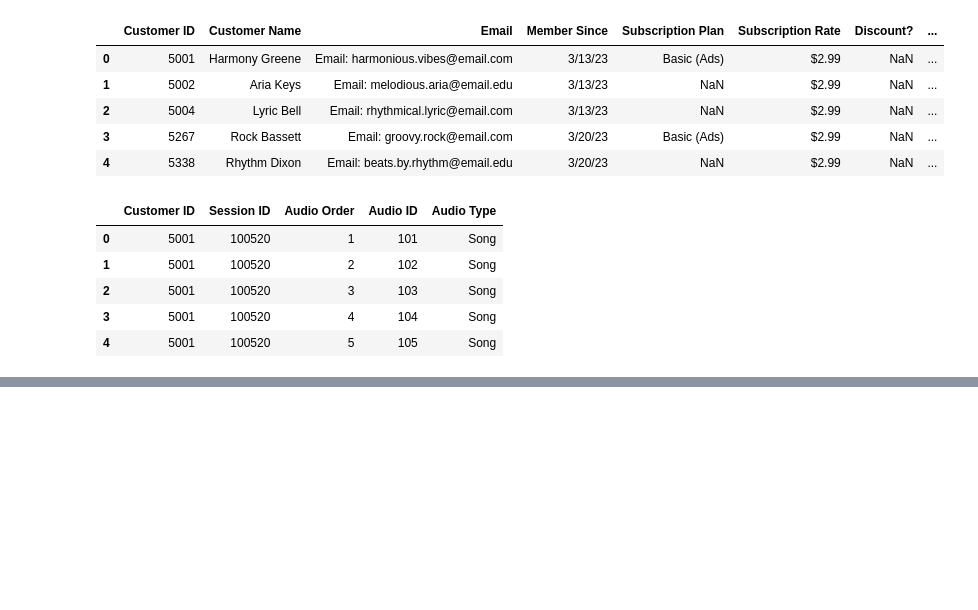
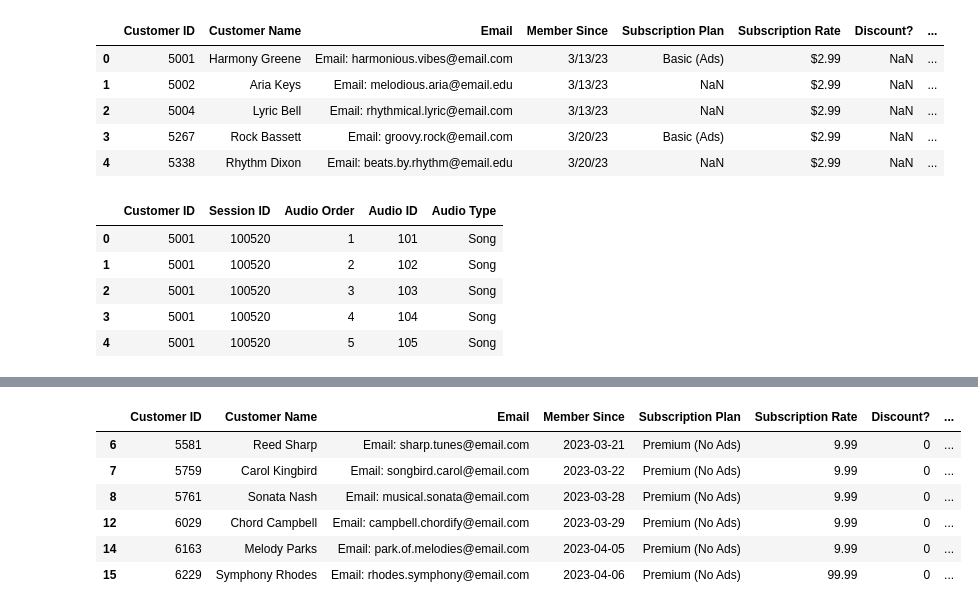
Before and after one commit to Marcin-Charzynski/retention-radar, a Jupyter notebook: notebooks/customer_churn_data_prep.ipynb, the cells around one changed output, grey strips where cells are left out. Saved outputs shown, nothing was run; the diff lists cells and outputs as text; code cells hidden in the pictures; blank space fills up the shorter version.

```diff
--- a/notebooks/customer_churn_data_prep.ipynb
+++ b/notebooks/customer_churn_data_prep.ipynb
@@ -23,0 +80,4 @@ listening_history.head()
+# %%
+customers['Member Since'] = pd.to_datetime(customers['Member Since'], format='%m/%d/%y')
+customers['Subscription Rate'] = pd.to_numeric(customers['Subscription Rate'].str.replace('$', ''))
+customers['Cancellation Date'] = pd.to_datetime(customers['Cancellation Date'], format='%m/%d/%y')
@@ -23,0 +182,3 @@ listening_history.head()
+# %%
+customers['Subscription Plan'] = customers['Subscription Plan'].fillna('Basic (Ads)')
+customers.head()
@@ -23,0 +207,3 @@ listening_history.head()
+# %%
+customers['Discount?'] = np.where(customers['Discount?']=='Yes', 1, 0)
+customers.head()
@@ -23,0 +229,10 @@ listening_history.head()
+# %%
+customers[customers['Subscription Rate'] > 7.99]
+# %% [output]
+|  | Customer ID | Customer Name | Email | Member Since | Subscription Plan | Subscription Rate | Discount? | ... |
+| 6 | 5581 | Reed Sharp | Email: sharp.tunes@email.com | 2023-03-21 | Premium (No Ads) | 9.99 | 0 | ... |
+| 7 | 5759 | Carol Kingbird | Email: songbird.carol@email.com | 2023-03-22 | Premium (No Ads) | 9.99 | 0 | ... |
+| 8 | 5761 | Sonata Nash | Email: musical.sonata@email.com | 2023-03-28 | Premium (No Ads) | 9.99 | 0 | ... |
+| 12 | 6029 | Chord Campbell | Email: campbell.chordify@email.com | 2023-03-29 | Premium (No Ads) | 9.99 | 0 | ... |
+| 14 | 6163 | Melody Parks | Email: park.of.melodies@email.com | 2023-04-05 | Premium (No Ads) | 9.99 | 0 | ... |
+| 15 | 6229 | Symphony Rhodes | Email: rhodes.symphony@email.com | 2023-04-06 | Premium (No Ads) | 99.99 | 0 | ... |
```
Also changed, not shown: parts of 40 cells of this notebook, 2 other files.
